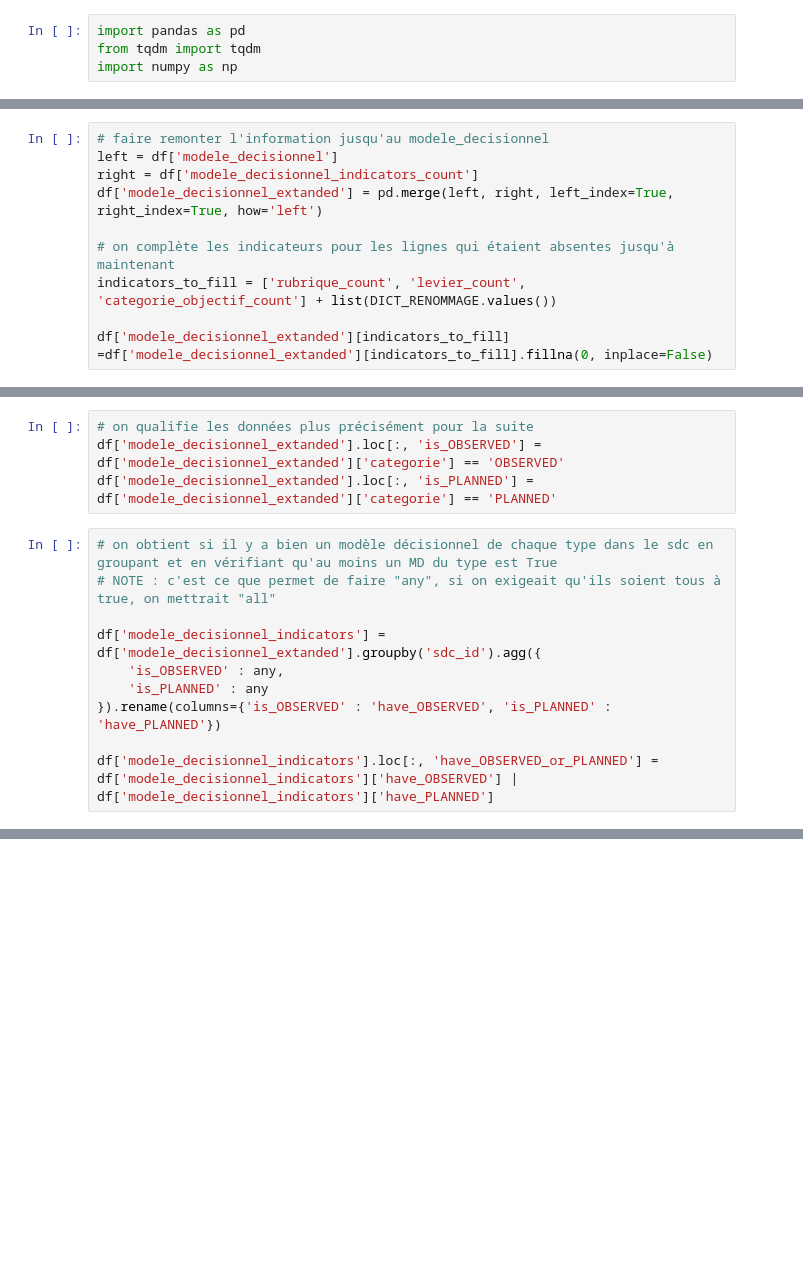
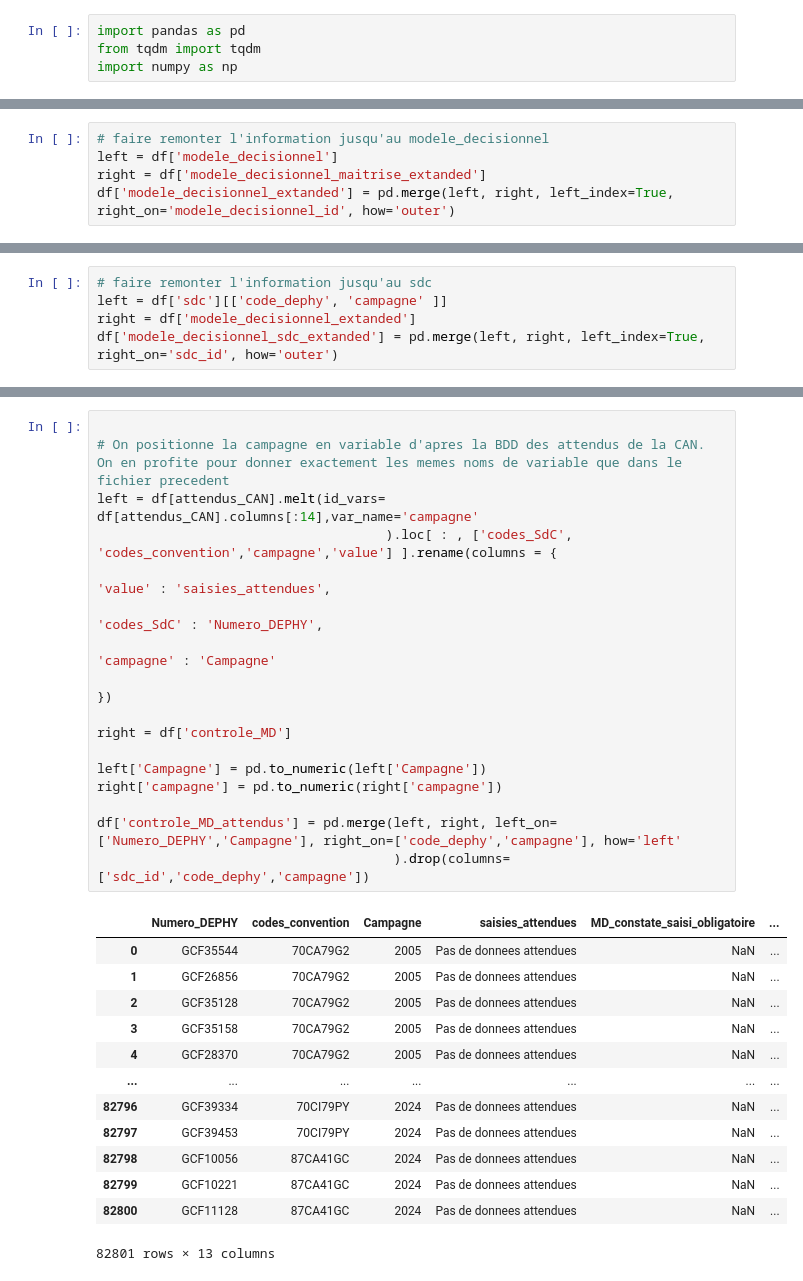
Before and after one commit to beren2/catalogue_script_agrosyst, a Jupyter notebook: 04_prise_en_main/modele_decisionnel_can.ipynb, the cells around one changed output, grey strips where cells are left out. Cells and saved outputs as stored; diff of their text form; blank space fills up the shorter version.

Commit message:
correction et fin procedure controle modele decisionnels CAN

```diff
--- a/04_prise_en_main/modele_decisionnel_can.ipynb
+++ b/04_prise_en_main/modele_decisionnel_can.ipynb
@@ -125,10 +93,5 @@ df['modele_decisionnel_indicators_count'] = pd.merge(left, right, left_index=Tru
 # %%
 # faire remonter l'information jusqu'au modele_decisionnel
 left = df['modele_decisionnel']
-right = df['modele_decisionnel_indicators_count']
-df['modele_decisionnel_extanded'] = pd.merge(left, right, left_index=True, right_index=True, how='left')
-
-# on complète les indicateurs pour les lignes qui étaient absentes jusqu'à maintenant
-indicators_to_fill = ['rubrique_count', 'levier_count', 'categorie_objectif_count'] + list(DICT_RENOMMAGE.values())
-
-df['modele_decisionnel_extanded'][indicators_to_fill] =df['modele_decisionnel_extanded'][indicators_to_fill].fillna(0, inplace=False)
+right = df['modele_decisionnel_maitrise_extanded']
+df['modele_decisionnel_extanded'] = pd.merge(left, right, left_index=True, right_on='modele_decisionnel_id', how='outer')
@@ -145,14 +97,0 @@ TODO : ajout de toutes les informations précédentes --> simples agrégations c
-# %%
-# on qualifie les données plus précisément pour la suite
-df['modele_decisionnel_extanded'].loc[:, 'is_OBSERVED'] = df['modele_decisionnel_extanded']['categorie'] == 'OBSERVED'
-df['modele_decisionnel_extanded'].loc[:, 'is_PLANNED'] = df['modele_decisionnel_extanded']['categorie'] == 'PLANNED'
-# %%
-# on obtient si il y a bien un modèle décisionnel de chaque type dans le sdc en groupant et en vérifiant qu'au moins un MD du type est True
-# NOTE : c'est ce que permet de faire "any", si on exigeait qu'ils soient tous à true, on mettrait "all"
-
-df['modele_decisionnel_indicators'] = df['modele_decisionnel_extanded'].groupby('sdc_id').agg({
-    'is_OBSERVED' : any,
-    'is_PLANNED' : any
-}).rename(columns={'is_OBSERVED' : 'have_OBSERVED', 'is_PLANNED' : 'have_PLANNED'})
-
-df['modele_decisionnel_indicators'].loc[:, 'have_OBSERVED_or_PLANNED'] = df['modele_decisionnel_indicators']['have_OBSERVED'] | df['modele_decisionnel_indicators']['have_PLANNED']
@@ -158,0 +104,5 @@ df['modele_decisionnel_indicators'].loc[:, 'have_OBSERVED_or_PLANNED'] = df['mod
+# %%
+# faire remonter l'information jusqu'au sdc
+left = df['sdc'][['code_dephy', 'campagne' ]]
+right = df['modele_decisionnel_extanded']
+df['modele_decisionnel_sdc_extanded'] = pd.merge(left, right, left_index=True, right_on='sdc_id', how='outer')
@@ -158,0 +215,31 @@ df['modele_decisionnel_indicators'].loc[:, 'have_OBSERVED_or_PLANNED'] = df['mod
+# %%
+
+# On positionne la campagne en variable d'apres la BDD des attendus de la CAN. On en profite pour donner exactement les memes noms de variable que dans le fichier precedent
+left = df[attendus_CAN].melt(id_vars= df[attendus_CAN].columns[:14],var_name='campagne'
+                                     ).loc[ : , ['codes_SdC', 'codes_convention','campagne','value'] ].rename(columns = {
+                                                                                   'value' : 'saisies_attendues',
+                                                                                   'codes_SdC' : 'Numero_DEPHY',
+                                                                                   'campagne' : 'Campagne'
+                                                                                   })
+
+right = df['controle_MD']
+
+left['Campagne'] = pd.to_numeric(left['Campagne'])
+right['campagne'] = pd.to_numeric(right['campagne'])
+
+df['controle_MD_attendus'] = pd.merge(left, right, left_on=['Numero_DEPHY','Campagne'], right_on=['code_dephy','campagne'], how='left'
+                                      ).drop(columns=['sdc_id','code_dephy','campagne'])
+# %% [output]
+|  | Numero_DEPHY | codes_convention | Campagne | saisies_attendues | MD_constate_saisi_obligatoire | ... |
+| 0 | GCF35544 | 70CA79G2 | 2005 | Pas de donnees attendues | NaN | ... |
+| 1 | GCF26856 | 70CA79G2 | 2005 | Pas de donnees attendues | NaN | ... |
+| 2 | GCF35128 | 70CA79G2 | 2005 | Pas de donnees attendues | NaN | ... |
+| 3 | GCF35158 | 70CA79G2 | 2005 | Pas de donnees attendues | NaN | ... |
+| 4 | GCF28370 | 70CA79G2 | 2005 | Pas de donnees attendues | NaN | ... |
+| ... | ... | ... | ... | ... | ... | ... |
+| 82796 | GCF39334 | 70CI79PY | 2024 | Pas de donnees attendues | NaN | ... |
+| 82797 | GCF39453 | 70CI79PY | 2024 | Pas de donnees attendues | NaN | ... |
+| 82798 | GCF10056 | 87CA41GC | 2024 | Pas de donnees attendues | NaN | ... |
+| 82799 | GCF10221 | 87CA41GC | 2024 | Pas de donnees attendues | NaN | ... |
+| 82800 | GCF11128 | 87CA41GC | 2024 | Pas de donnees attendues | NaN | ... |
+82801 rows × 13 columns
```
Also changed, not shown: parts of 24 cells of this notebook.
